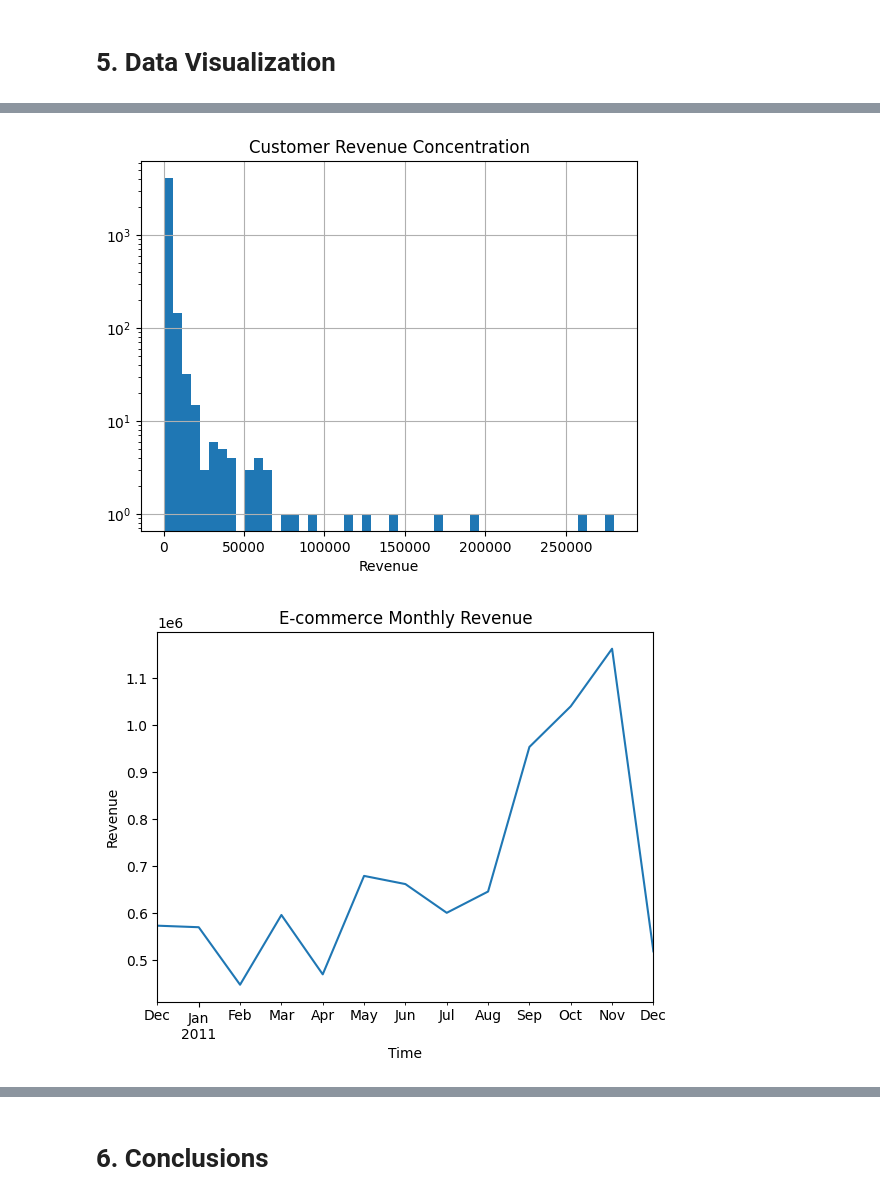
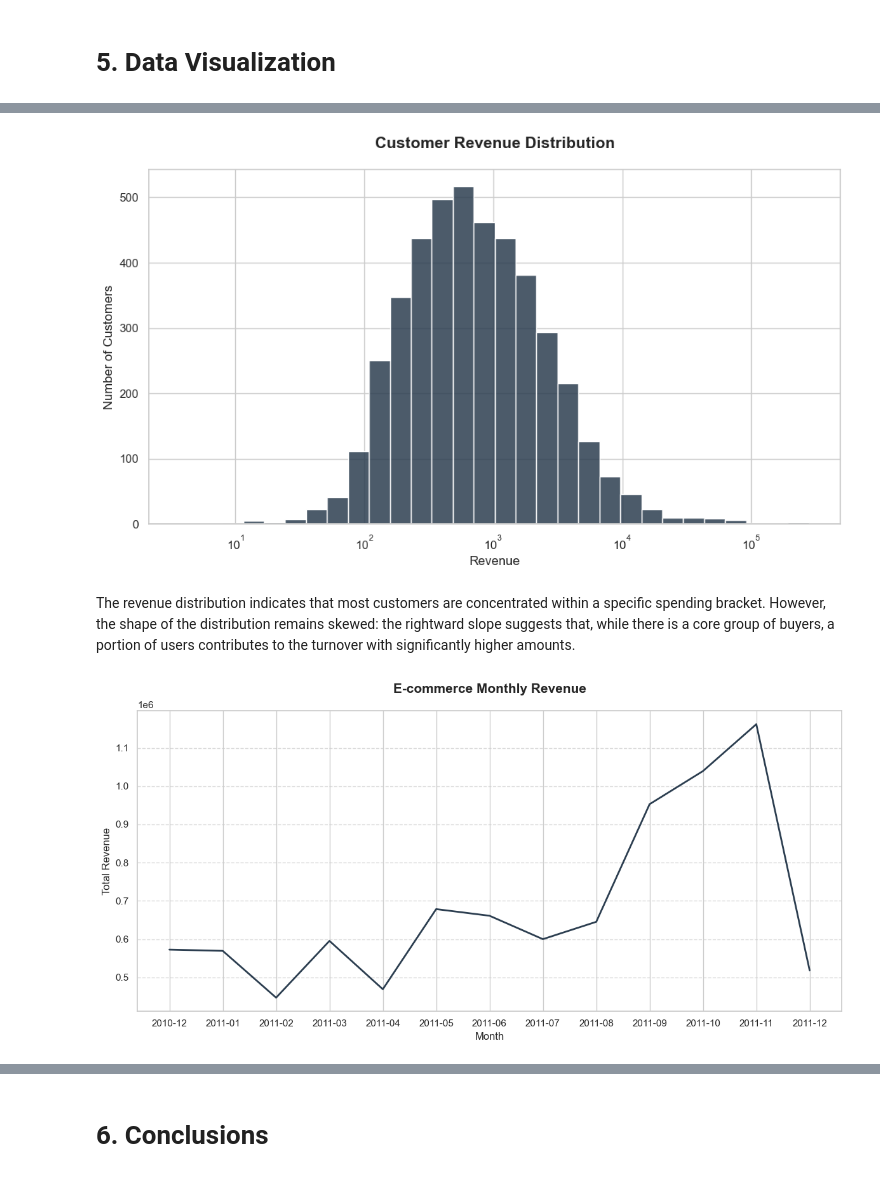
Before and after one commit to EricaRoviello/retail-data-analysis, a Jupyter notebook: analysis2.ipynb, the cells around one changed output, grey strips where cells are left out. Saved outputs shown, nothing was run; the diff lists cells and outputs as text; code cells hidden in the pictures.

```diff
--- a/analysis2.ipynb
+++ b/analysis2.ipynb
@@ -223,6 +247,18 @@ plt.show()
 # %%
-customer_revenue.sort_values(ascending=False).head(10).plot(kind="bar")
-plt.title("Top 10 High-Value Customers")
-plt.ylabel("Total revenue")
+sns.set_theme(style="whitegrid")
+plt.figure(figsize=(10, 6))
+
+
+sns.barplot(
+    x=top_customers.values,
+    y=top_customers.index,
+    color="#2c3e50"
+)
+
+plt.title("Top 10 High-Value Customers", fontsize=15, fontweight='bold', pad=20)
+plt.xlabel("Total Revenue", fontsize=12)
+plt.ylabel("Customer ID", fontsize=12)
+
+plt.tight_layout()
 plt.show()
 # %% [output]
@@ -230,19 +266,46 @@ plt.show()
 # %%
-df.groupby("CustomerID")["TotalPrice"].sum().hist(
-    bins=50,
-    log=True
+sns.set_theme(style="whitegrid")
+plt.figure(figsize=(10,6))
+
+
+sns.histplot(
+    customer_revenue,
+    bins=30,
+    color="#2c3e50",
+    edgecolor="white",
+    log_scale=True,
+    alpha=0.85
 )
-plt.title("Customer Revenue Concentration")
-plt.xlabel("Revenue")
+
+plt.title("Customer Revenue Distribution", fontsize=15, fontweight='bold', pad=20)
+plt.xlabel("Revenue", fontsize=12)
+plt.ylabel("Number of Customers", fontsize=12)
+
+plt.tight_layout()
 plt.show()
 # %% [output]
-[figure, old version]
+[figure, new version]
+# %% [markdown]
+The revenue distribution indicates that most customers are concentrated within a specific spending bracket. However, the shape of the distribution remains skewed: the rightward slope suggests that, while there is a core group of buyers, a portion of users contributes to the turnover with significantly higher amounts.
 # %%
-monthly_revenue.plot()
-plt.title("E-commerce Monthly Revenue")
-plt.xlabel("Time")
-plt.ylabel("Revenue")
+plt.figure(figsize=(12, 6))
+plt.grid(True, axis='y', linestyle='--', alpha=0.7)
+
+plt.plot(
+    monthly_revenue.index.astype(str),
+    monthly_revenue.values,
+    linestyle='-',
+    color='#2c3e50',
+    linewidth=2,
+)
+
+plt.title("E-commerce Monthly Revenue", fontsize=15, fontweight='bold', pad=20)
+plt.xlabel("Month", fontsize=12)
+plt.ylabel("Total Revenue", fontsize=12)
+
+
+plt.tight_layout()
 plt.show()
 # %% [output]
-[figure, old version]
+[figure, new version]
 # %%
```
Also changed, not shown: parts of 9 cells of this notebook.
